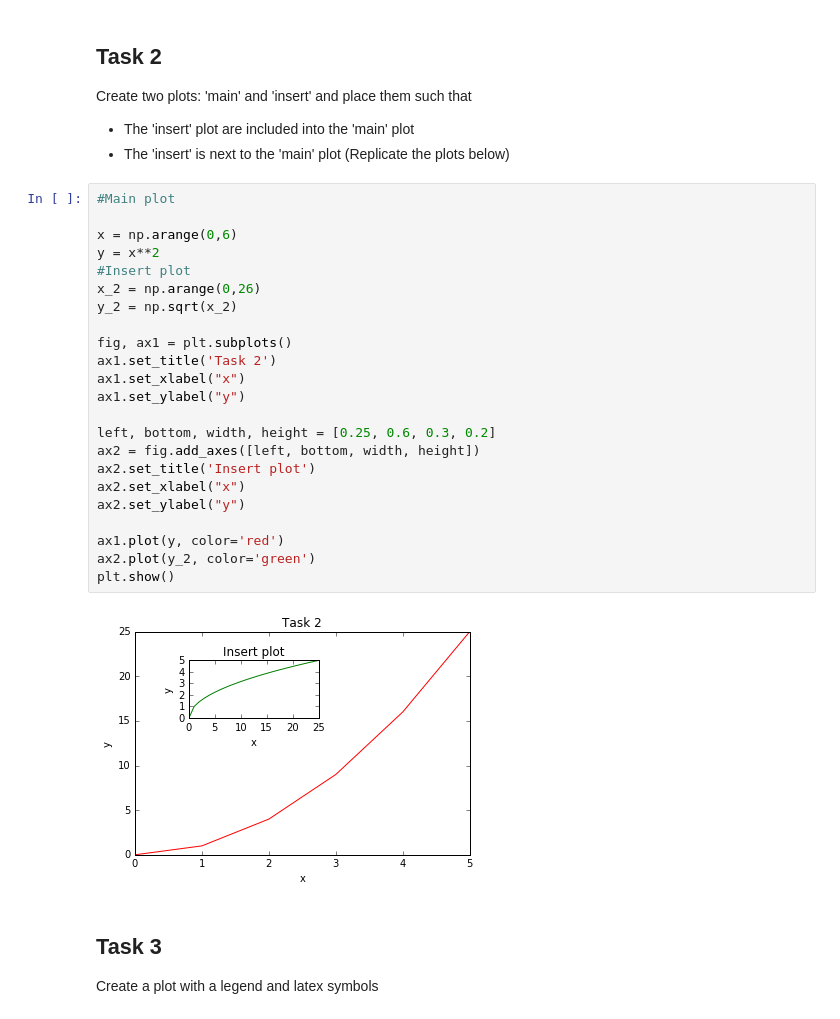
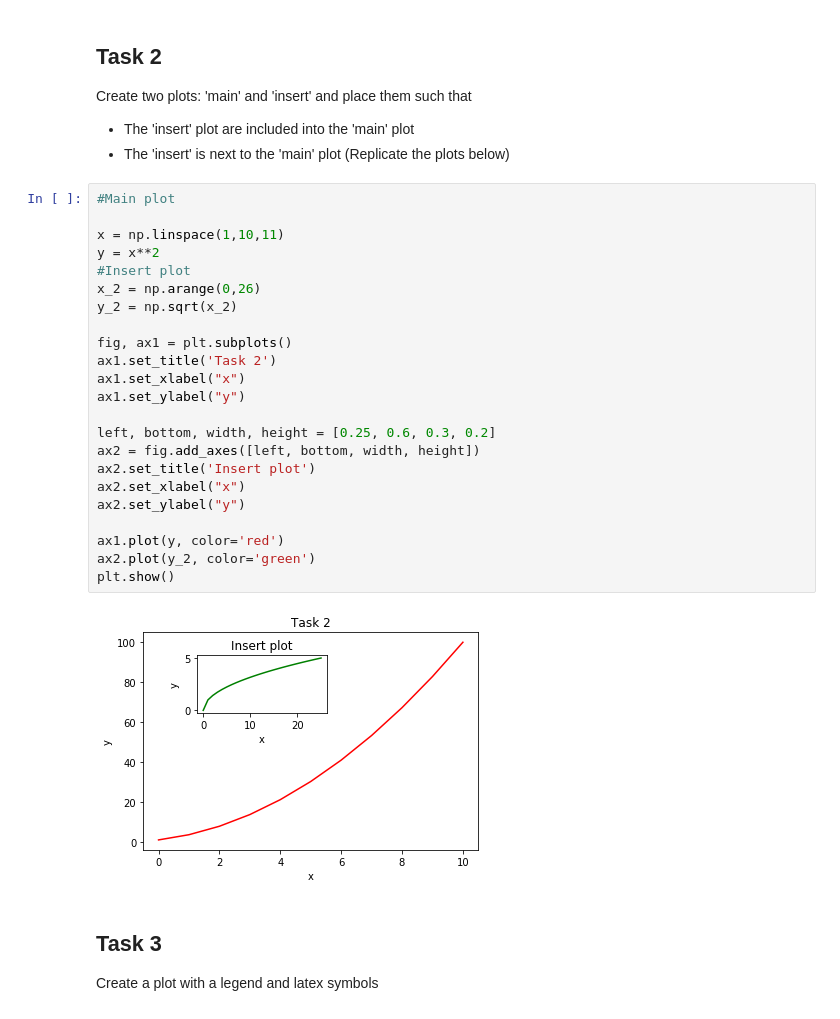
Before and after one commit to Ravikiran-Bhat-Git/learning_and_adaptivity, a Jupyter notebook: assignment01/Exercise1 Matplotlib.ipynb, the cells around one changed output. Cells and saved outputs as stored; diff of their text form.

```diff
--- a/assignment01/Exercise1 Matplotlib.ipynb
+++ b/assignment01/Exercise1 Matplotlib.ipynb
@@ -37,28 +44,28 @@ Create two plots: 'main' and 'insert' and place them such that
 # %%
 #Main plot
 
-x = np.arange(0,6)
+x = np.linspace(1,10,11)
 y = x**2
 #Insert plot
 x_2 = np.arange(0,26)
 y_2 = np.sqrt(x_2)
 
 fig, ax1 = plt.subplots()
 ax1.set_title('Task 2')
 ax1.set_xlabel("x")
 ax1.set_ylabel("y")
 
 left, bottom, width, height = [0.25, 0.6, 0.3, 0.2]
 ax2 = fig.add_axes([left, bottom, width, height])
 ax2.set_title('Insert plot')
 ax2.set_xlabel("x")
 ax2.set_ylabel("y")
 
 ax1.plot(y, color='red')
 ax2.plot(y_2, color='green')
 plt.show()
 # %% [output]
-[figure, old version]
+[figure, new version]
 # %% [markdown]
 ## Task 3
 Create a plot with a legend and latex symbols
```
Also changed, not shown: parts of 3 cells of this notebook, 5 other files.
